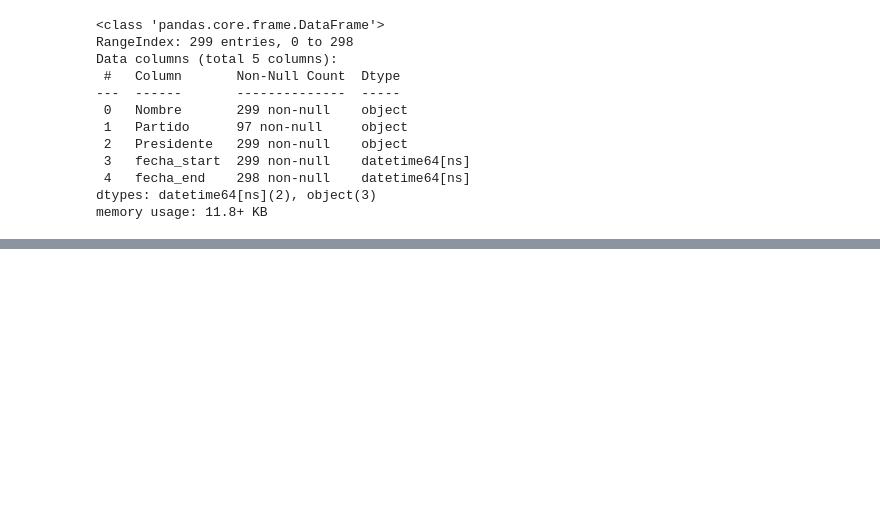
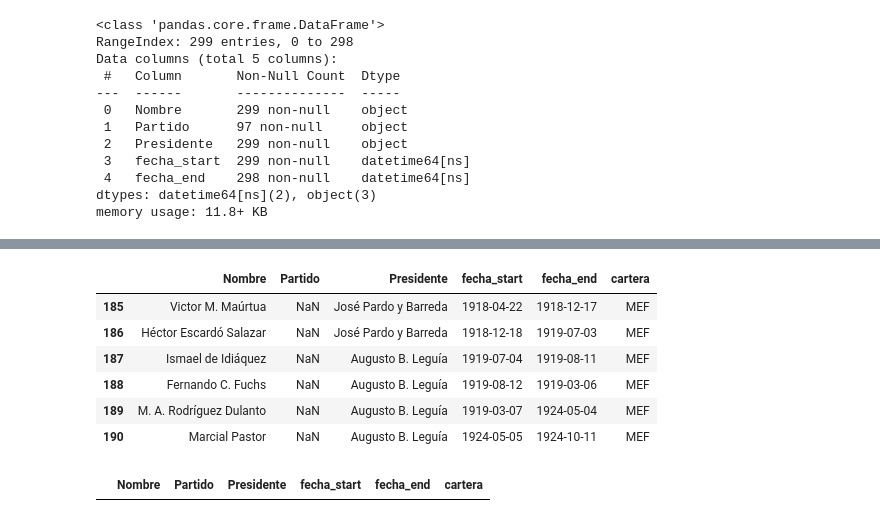
Before and after one commit to PULSO-PUCP/pcm_history, a Jupyter notebook: mefData.ipynb, the cells around one changed output, grey strips where cells are left out. Drawn from its saved outputs; the diff is of its cells as text; code cells hidden in the pictures; blank space fills up the shorter version.

```diff
--- a/mefData.ipynb
+++ b/mefData.ipynb
@@ -275,0 +292,2 @@ memory usage: 11.8+ KB
+# %%
+mefall['cartera']="MEF"
@@ -275,0 +301,3 @@ memory usage: 11.8+ KB
+# %%
+mefall.drop(index=51,inplace=True)
+mefall.reset_index(drop=True,inplace=True)
@@ -275,0 +310,3 @@ memory usage: 11.8+ KB
+# %%
+
+mefall.loc[125,"fecha_end"]=pd.Series("27 de octubre de 1883").apply(str_to_date)[0]
@@ -275,0 +318,10 @@ memory usage: 11.8+ KB
+# %%
+mefall.loc[185:190,]
+# %% [output]
+|  | Nombre | Partido | Presidente | fecha_start | fecha_end | cartera |
+| 185 | Victor M. Maúrtua | NaN | José Pardo y Barreda | 1918-04-22 | 1918-12-17 | MEF |
+| 186 | Héctor Escardó Salazar | NaN | José Pardo y Barreda | 1918-12-18 | 1919-07-03 | MEF |
+| 187 | Ismael de Idiáquez | NaN | Augusto B. Leguía | 1919-07-04 | 1919-08-11 | MEF |
+| 188 | Fernando C. Fuchs | NaN | Augusto B. Leguía | 1919-08-12 | 1919-03-06 | MEF |
+| 189 | M. A. Rodríguez Dulanto | NaN | Augusto B. Leguía | 1919-03-07 | 1924-05-04 | MEF |
+| 190 | Marcial Pastor | NaN | Augusto B. Leguía | 1924-05-05 | 1924-10-11 | MEF |
@@ -276,2 +335,6 @@ memory usage: 11.8+ KB
+# %%
+mefall[mefall.fecha_start>mefall.fecha_end]
+# %% [output]
+|  | Nombre | Partido | Presidente | fecha_start | fecha_end | cartera |
 # %%
 mefall.to_pickle("mefall.pkl")
```
Also changed, not shown: parts of 6 cells of this notebook, 12 other files.
